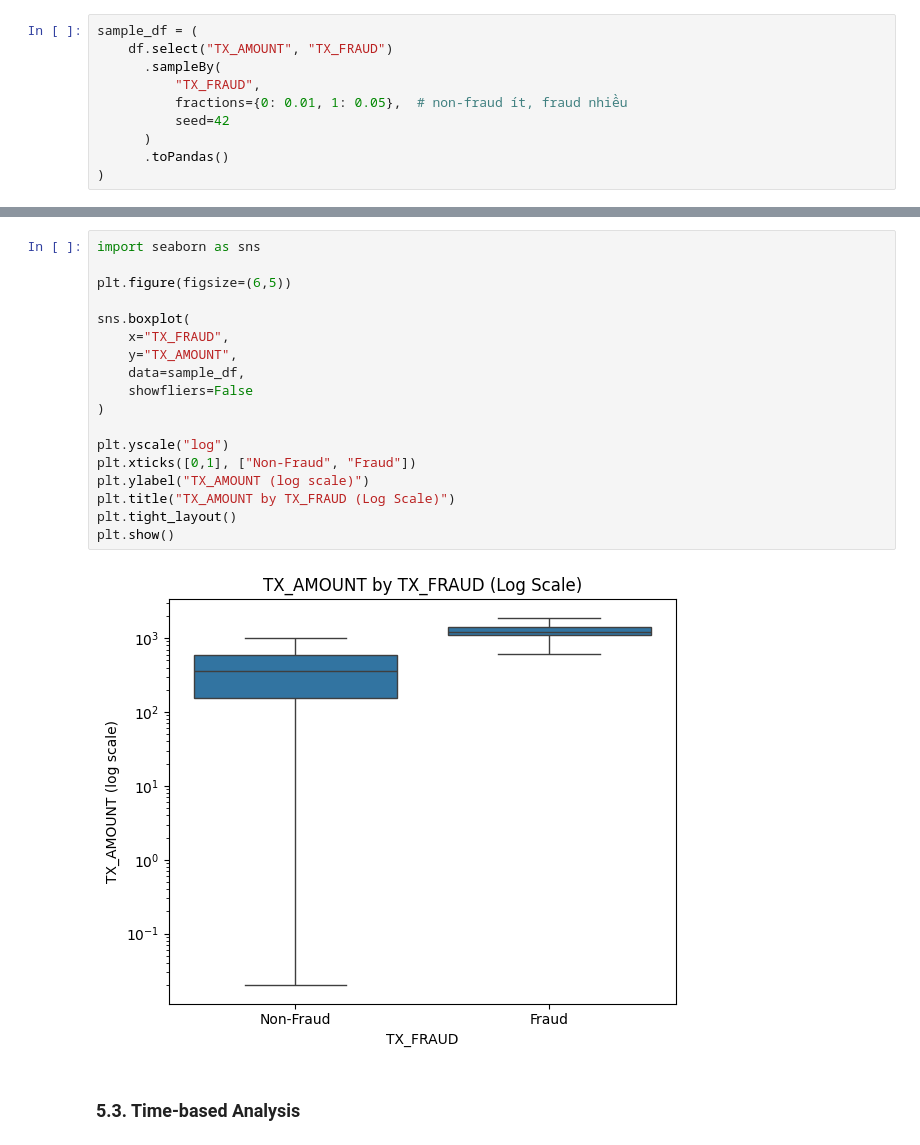
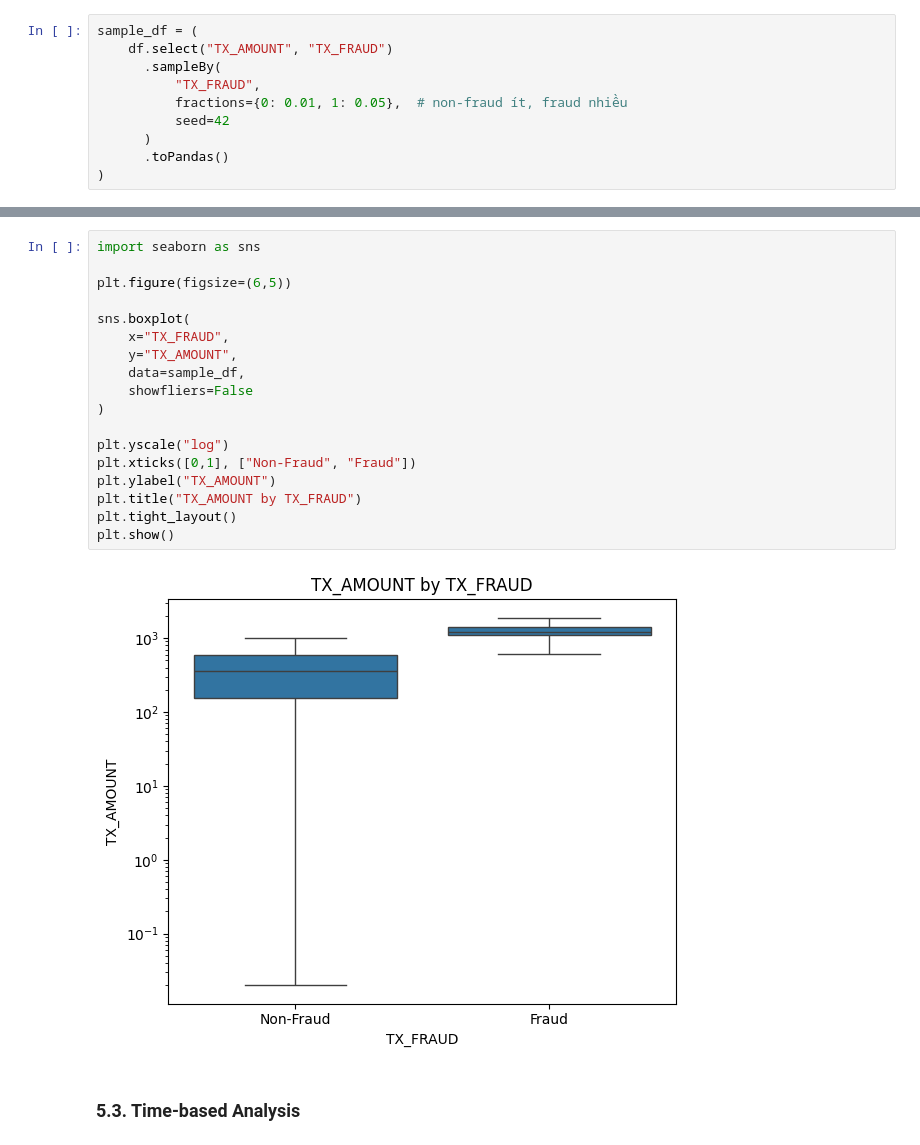
Before and after one commit to tyri0n11/Fraud-Detection-Kaggle, a Jupyter notebook: notebooks/00_eda.ipynb, the cells around one changed output, grey strips where cells are left out. Saved outputs shown, nothing was run; the diff lists cells and outputs as text.

```diff
--- a/notebooks/00_eda.ipynb
+++ b/notebooks/00_eda.ipynb
@@ -381,23 +462,23 @@ plt.show()
 # %%
 import seaborn as sns
 
 plt.figure(figsize=(6,5))
 
 sns.boxplot(
     x="TX_FRAUD",
     y="TX_AMOUNT",
     data=sample_df,
     showfliers=False
 )
 
 plt.yscale("log")
 plt.xticks([0,1], ["Non-Fraud", "Fraud"])
-plt.ylabel("TX_AMOUNT (log scale)")
-plt.title("TX_AMOUNT by TX_FRAUD (Log Scale)")
+plt.ylabel("TX_AMOUNT")
+plt.title("TX_AMOUNT by TX_FRAUD")
 plt.tight_layout()
 plt.show()
 # %% [output]
-[figure, old version]
+[figure, new version]
 # %% [markdown]
 ### 5.3. Time-based Analysis
 # %%
```
Also changed, not shown: parts of 4 cells of this notebook.
